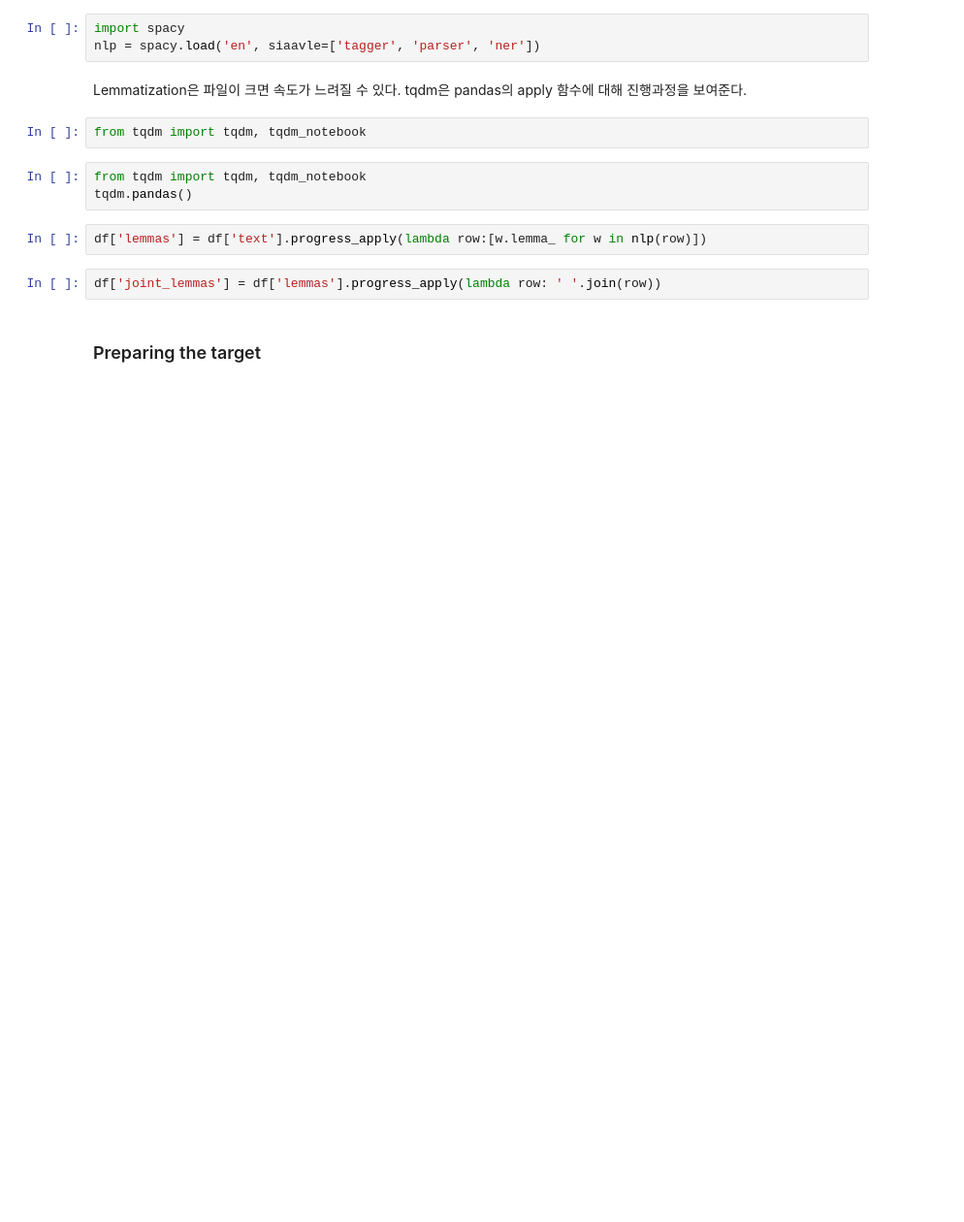
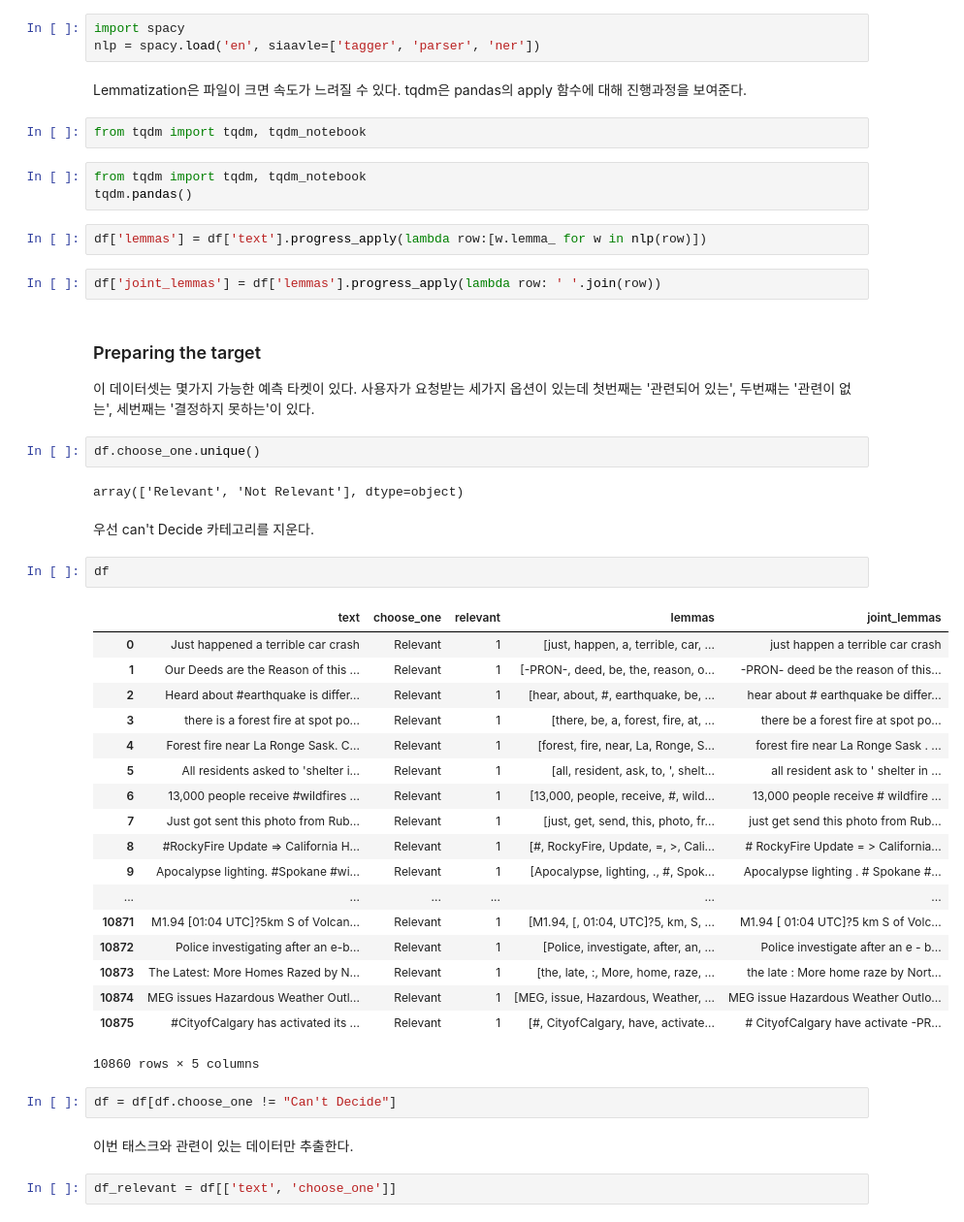
Before and after one commit to werellel/ML-for-Finance, a Jupyter notebook: parsing_textual_data_with_natural_language_processing.ipynb, the cells around one changed output. Shown at 97% size. Saved outputs shown, nothing was run; the diff lists cells and outputs as text; blank space fills up the shorter version.

```diff
--- a/parsing_textual_data_with_natural_language_processing.ipynb
+++ b/parsing_textual_data_with_natural_language_processing.ipynb
@@ -399,5 +399,40 @@ tqdm.pandas()
 df['lemmas'] = df['text'].progress_apply(lambda row:[w.lemma_ for w in nlp(row)])
 # %%
 df['joint_lemmas'] = df['lemmas'].progress_apply(lambda row: ' '.join(row))
-# %% [markdown]
-### Preparing the target
+# %% [markdown]
+### Preparing the target
+
+이 데이터셋는 몇가지 가능한 예측 타켓이 있다. 사용자가 요청받는 세가지 옵션이 있는데 첫번째는 '관련되어 있는', 두번쨰는 '관련이 없는', 세번째는 '결정하지 못하는'이 있다.
+# %%
+df.choose_one.unique()
+# %% [output]
+array(['Relevant', 'Not Relevant'], dtype=object)
+# %% [markdown]
+우선 can't Decide 카테고리를 지운다.
+# %%
+df
+# %% [output]
+|  | text | choose_one | relevant | lemmas | joint_lemmas |
+| 0 | Just happened a terrible car crash | Relevant | 1 | [just, happen, a, terrible, car, ... | just happen a terrible car crash |
+| 1 | Our Deeds are the Reason of this ... | Relevant | 1 | [-PRON-, deed, be, the, reason, o... | -PRON- deed be the reason of this... |
+| 2 | Heard about #earthquake is differ... | Relevant | 1 | [hear, about, #, earthquake, be, ... | hear about # earthquake be differ... |
+| 3 | there is a forest fire at spot po... | Relevant | 1 | [there, be, a, forest, fire, at, ... | there be a forest fire at spot po... |
+| 4 | Forest fire near La Ronge Sask. C... | Relevant | 1 | [forest, fire, near, La, Ronge, S... | forest fire near La Ronge Sask . ... |
+| 5 | All residents asked to 'shelter i... | Relevant | 1 | [all, resident, ask, to, ', shelt... | all resident ask to ' shelter in ... |
+| 6 | 13,000 people receive #wildfires ... | Relevant | 1 | [13,000, people, receive, #, wild... | 13,000 people receive # wildfire ... |
+| 7 | Just got sent this photo from Rub... | Relevant | 1 | [just, get, send, this, photo, fr... | just get send this photo from Rub... |
+| 8 | #RockyFire Update => California H... | Relevant | 1 | [#, RockyFire, Update, =, >, Cali... | # RockyFire Update = > California... |
+| 9 | Apocalypse lighting. #Spokane #wi... | Relevant | 1 | [Apocalypse, lighting, ., #, Spok... | Apocalypse lighting . # Spokane #... |
+| ... | ... | ... | ... | ... | ... |
+| 10871 | M1.94 [01:04 UTC]?5km S of Volcan... | Relevant | 1 | [M1.94, [, 01:04, UTC]?5, km, S, ... | M1.94 [ 01:04 UTC]?5 km S of Volc... |
+| 10872 | Police investigating after an e-b... | Relevant | 1 | [Police, investigate, after, an, ... | Police investigate after an e - b... |
+| 10873 | The Latest: More Homes Razed by N... | Relevant | 1 | [the, late, :, More, home, raze, ... | the late : More home raze by Nort... |
+| 10874 | MEG issues Hazardous Weather Outl... | Relevant | 1 | [MEG, issue, Hazardous, Weather, ... | MEG issue Hazardous Weather Outlo... |
+| 10875 | #CityofCalgary has activated its ... | Relevant | 1 | [#, CityofCalgary, have, activate... | # CityofCalgary have activate -PR... |
+10860 rows × 5 columns
+# %%
+df = df[df.choose_one != "Can't Decide"]
+# %% [markdown]
+이번 태스크와 관련이 있는 데이터만 추출한다.
+# %%
+df_relevant = df[['text', 'choose_one']]
```
Also changed, not shown: parts of 22 cells of this notebook.
